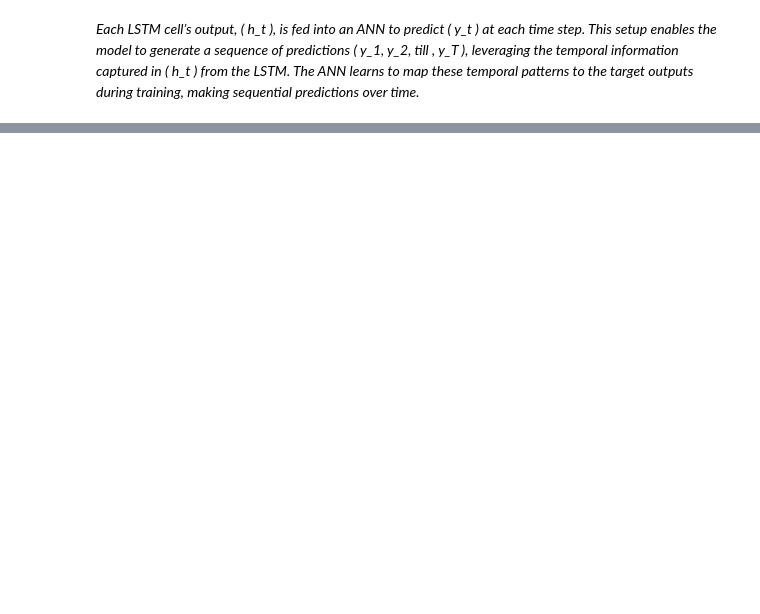
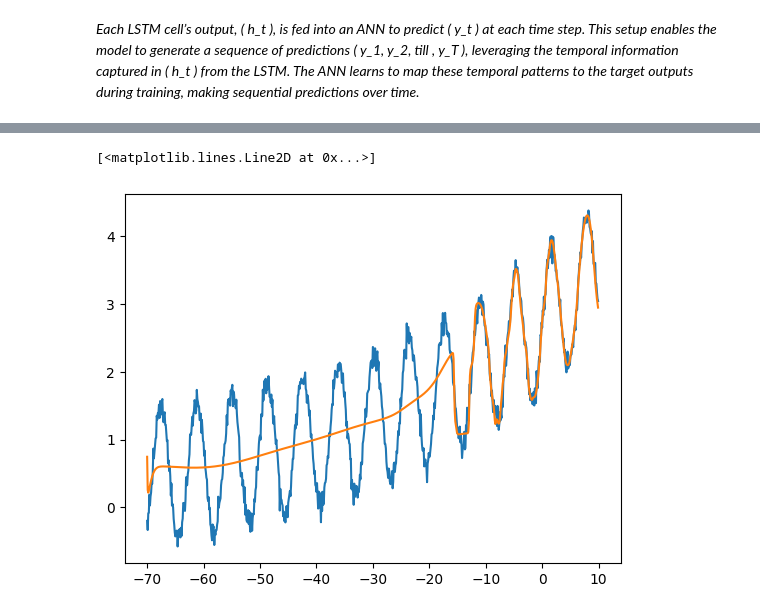
Before and after one commit to THOTHSM/LSTM-Scratch, a Jupyter notebook: LSTM.ipynb, the cells around one changed output, grey strips where cells are left out. Cells and saved outputs as stored; diff of their text form; code cells hidden in the pictures; blank space fills up the shorter version.

```diff
--- a/LSTM.ipynb
+++ b/LSTM.ipynb
@@ -139,0 +208,6 @@ y_pred.shape
+# %%
+plt.plot(x,y)
+plt.plot(x,y_pred)
+# %% [output]
+[<matplotlib.lines.Line2D at 0x...>]
+[figure, added]
```
Also changed, not shown: parts of 7 cells of this notebook, 1 other file.
